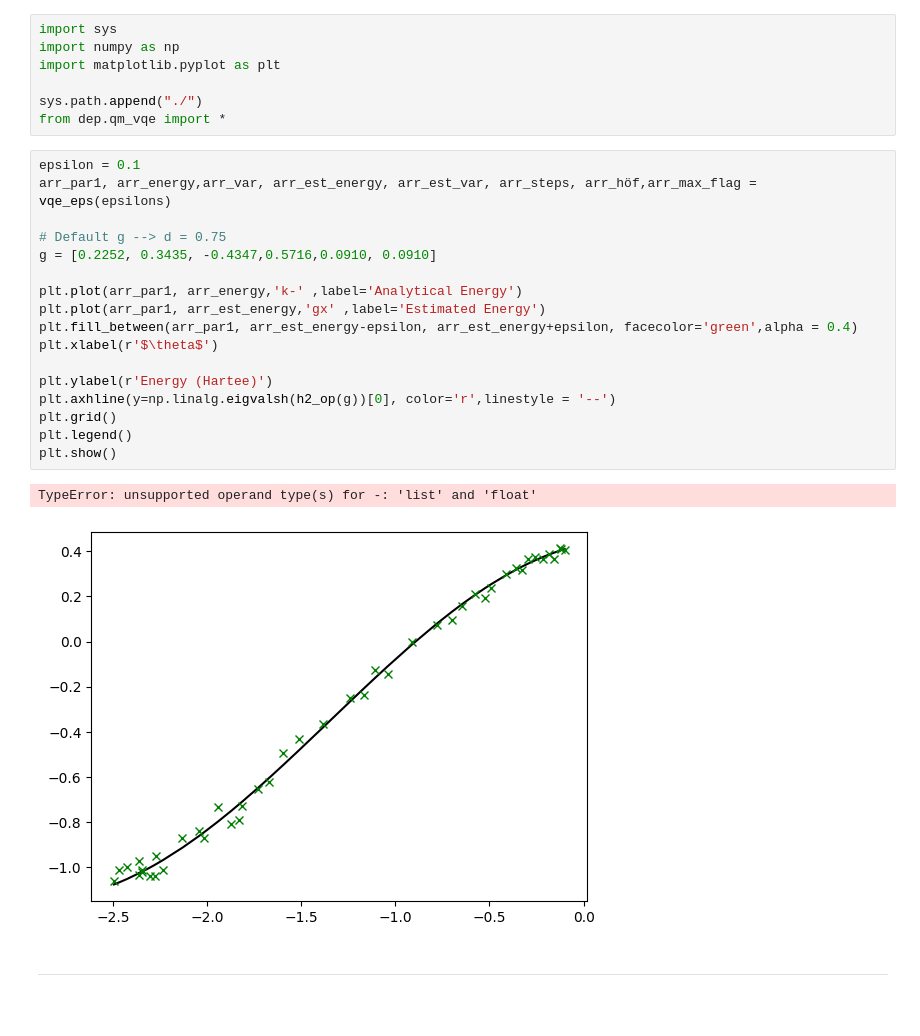
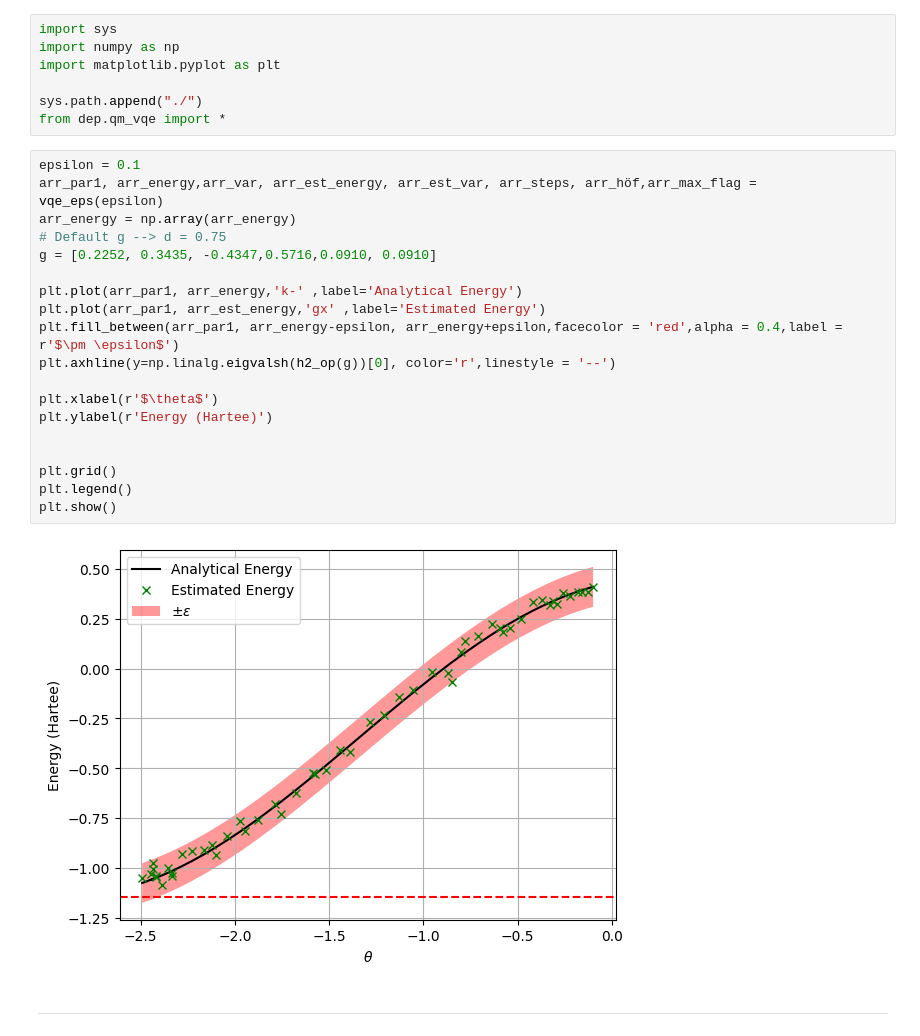
Before and after one commit to UgurTepe/EmpiricalBernsteinAlgorithm, a Jupyter notebook: tutorial.ipynb, the cells around one changed output. Cells and saved outputs as stored; diff of their text form; blank space fills up the shorter version.

```diff
--- a/tutorial.ipynb
+++ b/tutorial.ipynb
@@ -120,24 +120,25 @@ sys.path.append("./")
 from dep.qm_vqe import *
 # %%
 epsilon = 0.1
-arr_par1, arr_energy,arr_var, arr_est_energy, arr_est_var, arr_steps, arr_höf,arr_max_flag = vqe_eps(epsilons)
-
+arr_par1, arr_energy,arr_var, arr_est_energy, arr_est_var, arr_steps, arr_höf,arr_max_flag = vqe_eps(epsilon)
+arr_energy = np.array(arr_energy)
 # Default g --> d = 0.75
 g = [0.2252, 0.3435, -0.4347,0.5716,0.0910, 0.0910]
 
 plt.plot(arr_par1, arr_energy,'k-' ,label='Analytical Energy')
 plt.plot(arr_par1, arr_est_energy,'gx' ,label='Estimated Energy')
-plt.fill_between(arr_par1, arr_est_energy-epsilon, arr_est_energy+epsilon, facecolor='green',alpha = 0.4)
+plt.fill_between(arr_par1, arr_energy-epsilon, arr_energy+epsilon,facecolor = 'red',alpha = 0.4,label = r'$\pm \epsilon$')
+plt.axhline(y=np.linalg.eigvalsh(h2_op(g))[0], color='r',linestyle = '--')
+
 plt.xlabel(r'$\theta$')
+plt.ylabel(r'Energy (Hartee)')
 
-plt.ylabel(r'Energy (Hartee)')
-plt.axhline(y=np.linalg.eigvalsh(h2_op(g))[0], color='r',linestyle = '--')
+
 plt.grid()
 plt.legend()
 plt.show()
 # %% [output]
-TypeError: unsupported operand type(s) for -: 'list' and 'float'
-[figure, old version]
+[figure, new version]
 # %% [markdown]
 ***
 # %% [markdown]
```
